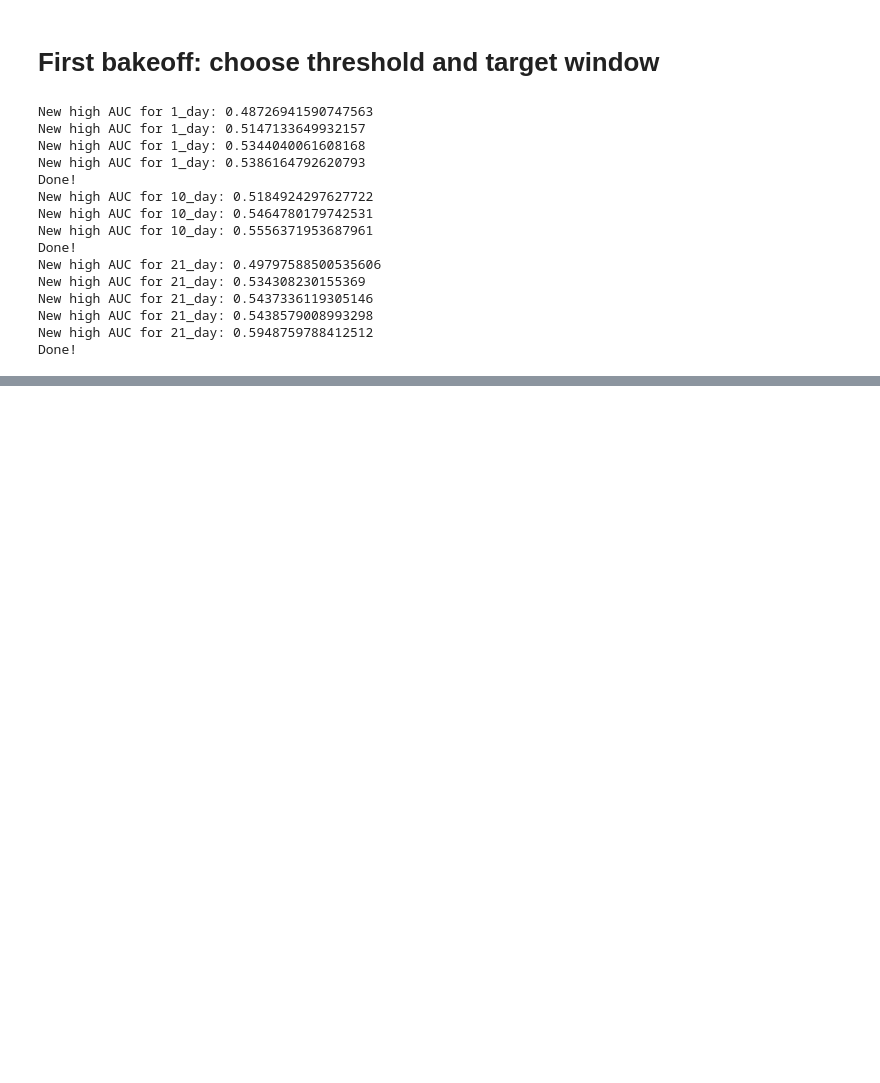
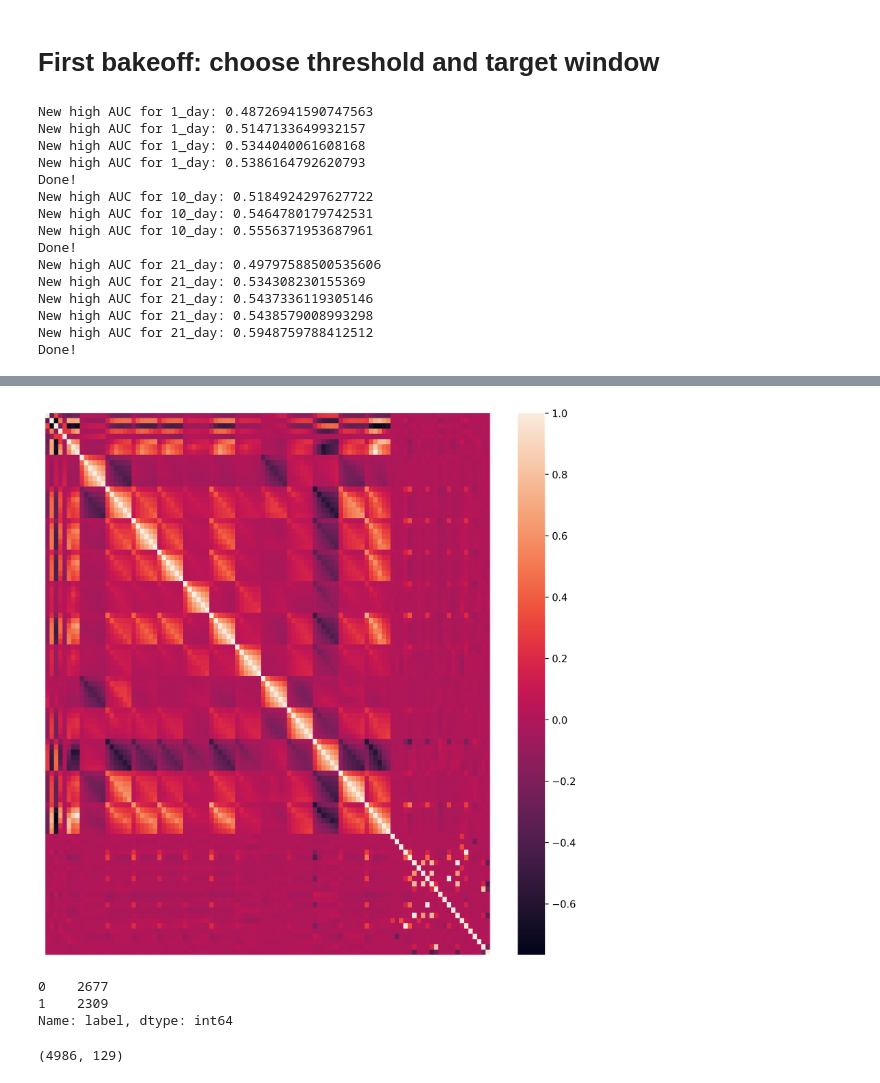
Before and after one commit to sudharsanasai/Option-ITM-Prediction, a Jupyter notebook: feature_selection.ipynb, the cells around one changed output, grey strips where cells are left out. Saved outputs shown, nothing was run; the diff lists cells and outputs as text; code cells hidden in the pictures; blank space fills up the shorter version.

Commit message:
updated feature selection with charts

```diff
--- a/feature_selection.ipynb
+++ b/feature_selection.ipynb
@@ -138,10 +139,11 @@ def filter_by_mutual_information(X, y, hp=None):
 There are a LOT of features that provide 0 mutual information with the target variable, we can drop them.
 # %% [markdown]
 # Correlations
-# %%
-def heatmap(X):
-    corr = X.corr()
-    sns.heatmap(corr)
+# %%
+def heatmap(X):
+    corr = X.corr().dropna(how='all', axis=0).dropna(how='all', axis=1)
+    fig, ax = plt.subplots(1, 1, figsize = (10, 10), dpi=300)
+    sns.heatmap(corr,  linewidths=0, xticklabels=False, yticklabels=False)
 # %% [markdown]
 Not really too helpful lol
 # %%
@@ -448,0 +433,8 @@ Finished 9800!
+# %%
+data, holdout = read_in_data(window=10)
+
+X, y = split_features_target(data)
+
+heatmap(X)
+# %% [output]
+[figure, added]
@@ -448,0 +446,10 @@ Finished 9800!
+# %%
+y_train.value_counts()
+# %% [output]
+0    2677
+1    2309
+Name: label, dtype: int64
+# %%
+X_train.shape
+# %% [output]
+(4986, 129)
```
Also changed, not shown: parts of 12 cells of this notebook.
